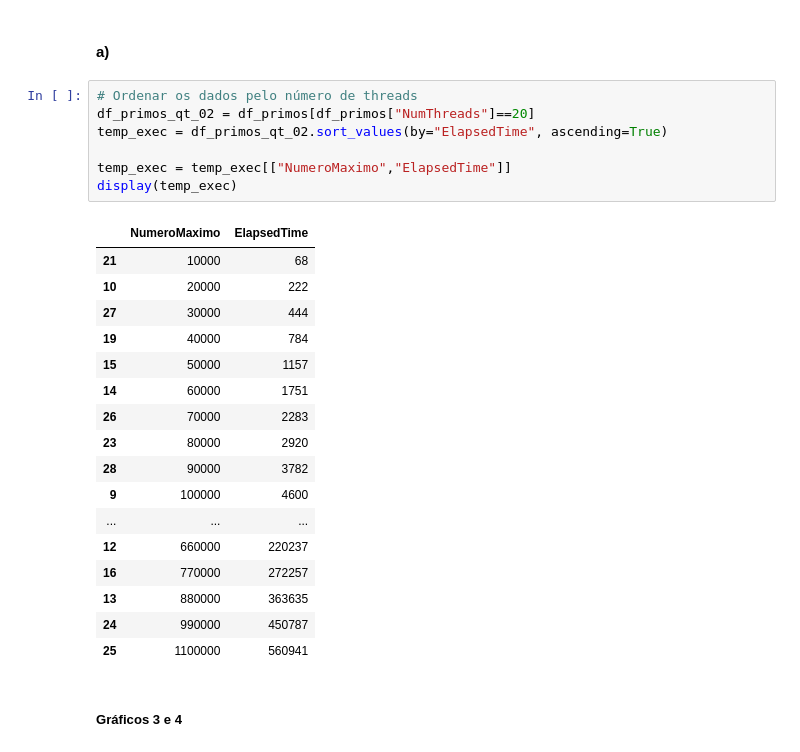
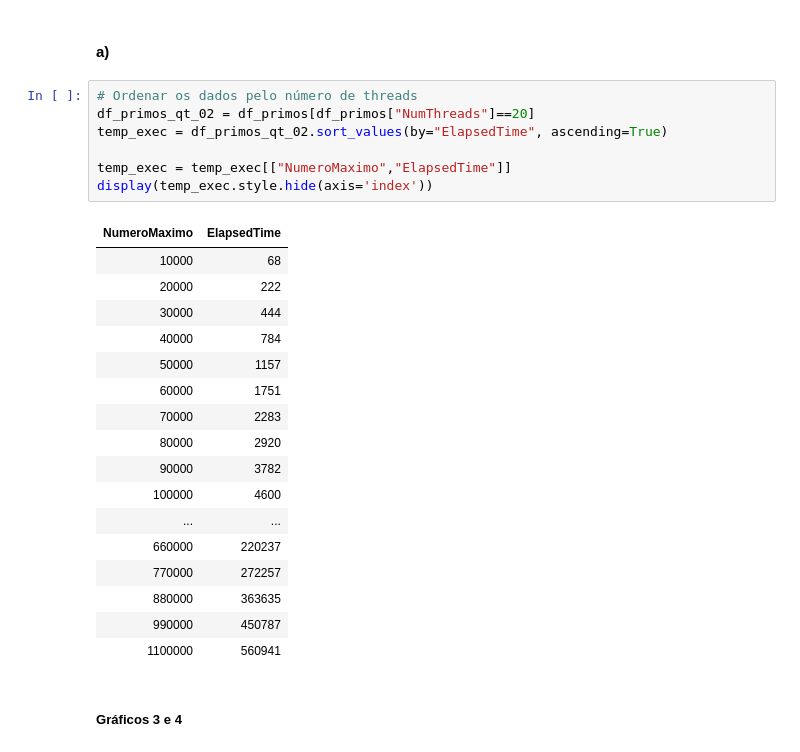
Before and after one commit to BrunSouza/Analise-desempenho-de-sistemas, a Jupyter notebook: Análise Pc do Laboratório/analise.ipynb, the cells around one changed output. Drawn from its saved outputs; the diff is of its cells as text.

```diff
--- a/Análise Pc do Laboratório/analise.ipynb
+++ b/Análise Pc do Laboratório/analise.ipynb
@@ -149,28 +149,28 @@ plt.show()
 # %%
 # Ordenar os dados pelo número de threads
 df_primos_qt_02 = df_primos[df_primos["NumThreads"]==20]
 temp_exec = df_primos_qt_02.sort_values(by="ElapsedTime", ascending=True)
 
 temp_exec = temp_exec[["NumeroMaximo","ElapsedTime"]]
-display(temp_exec)
+display(temp_exec.style.hide(axis='index'))
 # %% [output]
-|  | NumeroMaximo | ElapsedTime |
-| 21 | 10000 | 68 |
-| 10 | 20000 | 222 |
-| 27 | 30000 | 444 |
-| 19 | 40000 | 784 |
-| 15 | 50000 | 1157 |
-| 14 | 60000 | 1751 |
-| 26 | 70000 | 2283 |
-| 23 | 80000 | 2920 |
-| 28 | 90000 | 3782 |
-| 9 | 100000 | 4600 |
-| ... | ... | ... |
-| 12 | 660000 | 220237 |
-| 16 | 770000 | 272257 |
-| 13 | 880000 | 363635 |
-| 24 | 990000 | 450787 |
-| 25 | 1100000 | 560941 |
+| NumeroMaximo | ElapsedTime |
+| 10000 | 68 |
+| 20000 | 222 |
+| 30000 | 444 |
+| 40000 | 784 |
+| 50000 | 1157 |
+| 60000 | 1751 |
+| 70000 | 2283 |
+| 80000 | 2920 |
+| 90000 | 3782 |
+| 100000 | 4600 |
+| ... | ... |
+| 660000 | 220237 |
+| 770000 | 272257 |
+| 880000 | 363635 |
+| 990000 | 450787 |
+| 1100000 | 560941 |
 # %% [markdown]
 ##### Gráficos 3 e 4
 # %%
```
Also changed, not shown: parts of 5 cells of this notebook.
